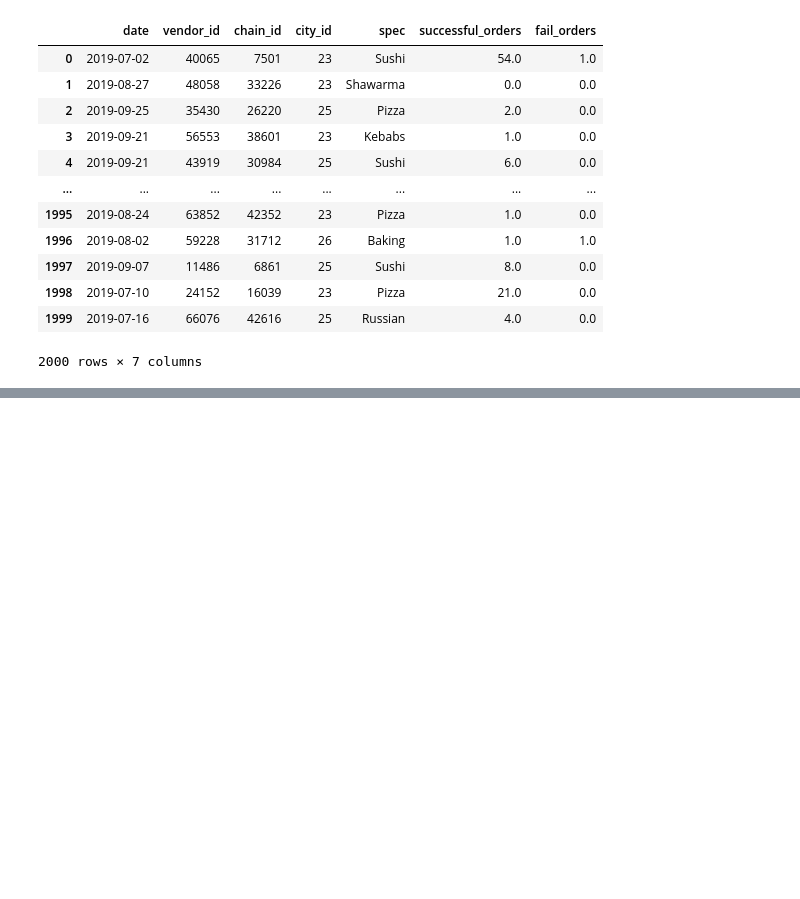
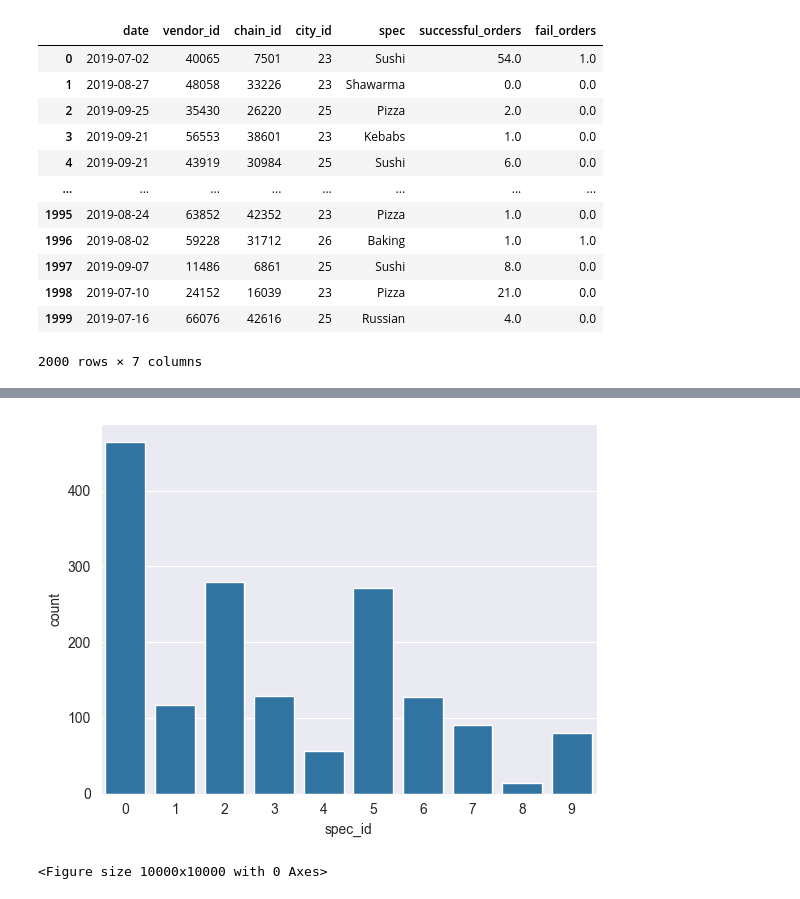
Before and after one commit to DMMPrice/Python-class, a Jupyter notebook: Project - 4/Order_analysis.ipynb, the cells around one changed output, grey strips where cells are left out. Saved outputs shown, nothing was run; the diff lists cells and outputs as text; code cells hidden in the pictures; blank space fills up the shorter version.

```diff
--- a/Project - 4/Order_analysis.ipynb
+++ b/Project - 4/Order_analysis.ipynb
@@ -184,0 +262,7 @@ translated_df
+# %%
+sns.countplot(x='spec_id',data=translated_df[translated_df['spec_id']<10])
+plt.figure(figsize=(100,100))
+plt.show()
+# %% [output]
+[figure, added]
+<Figure size 10000x10000 with 0 Axes>
```
Also changed, not shown: parts of 7 cells of this notebook, 8 other files.
